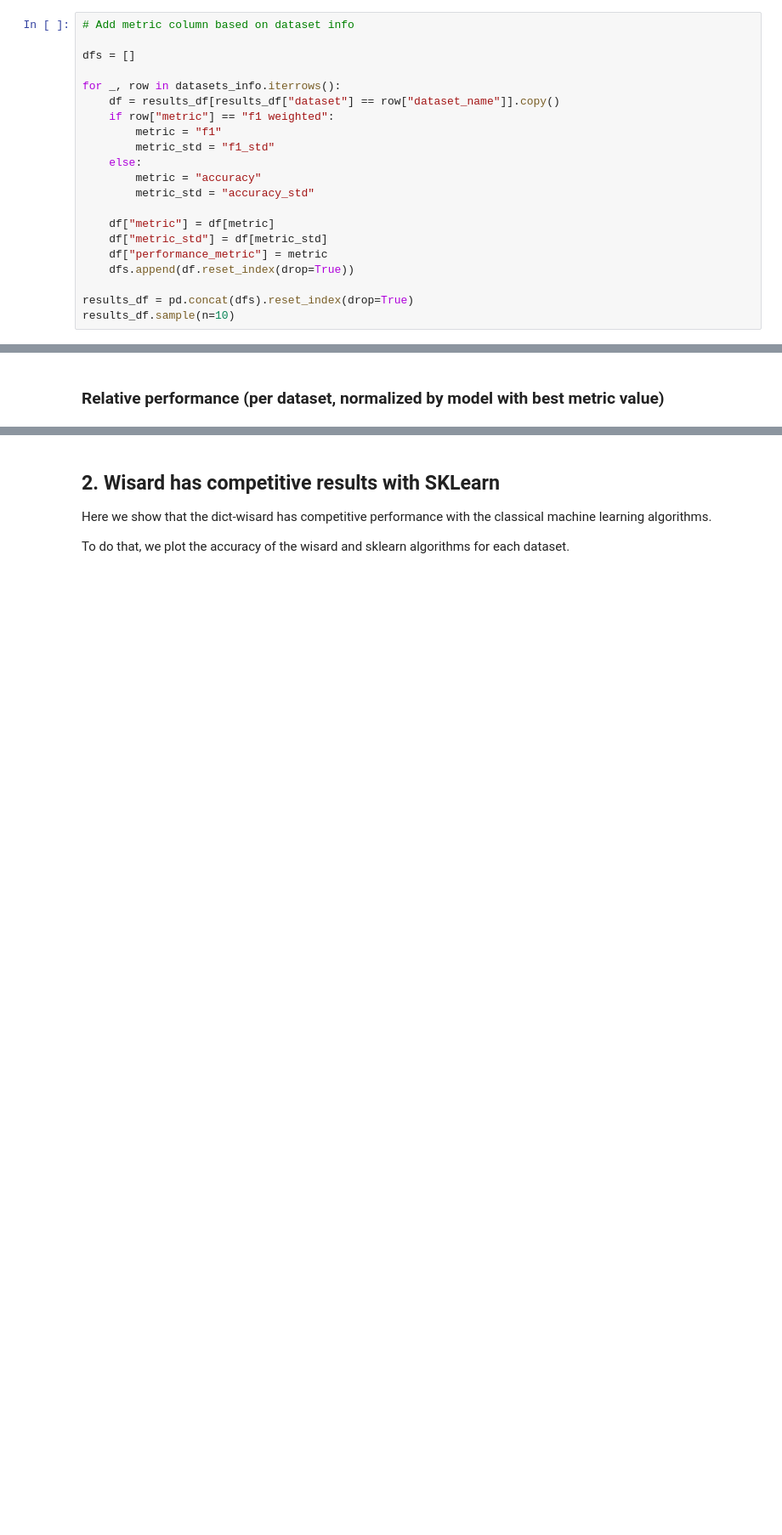
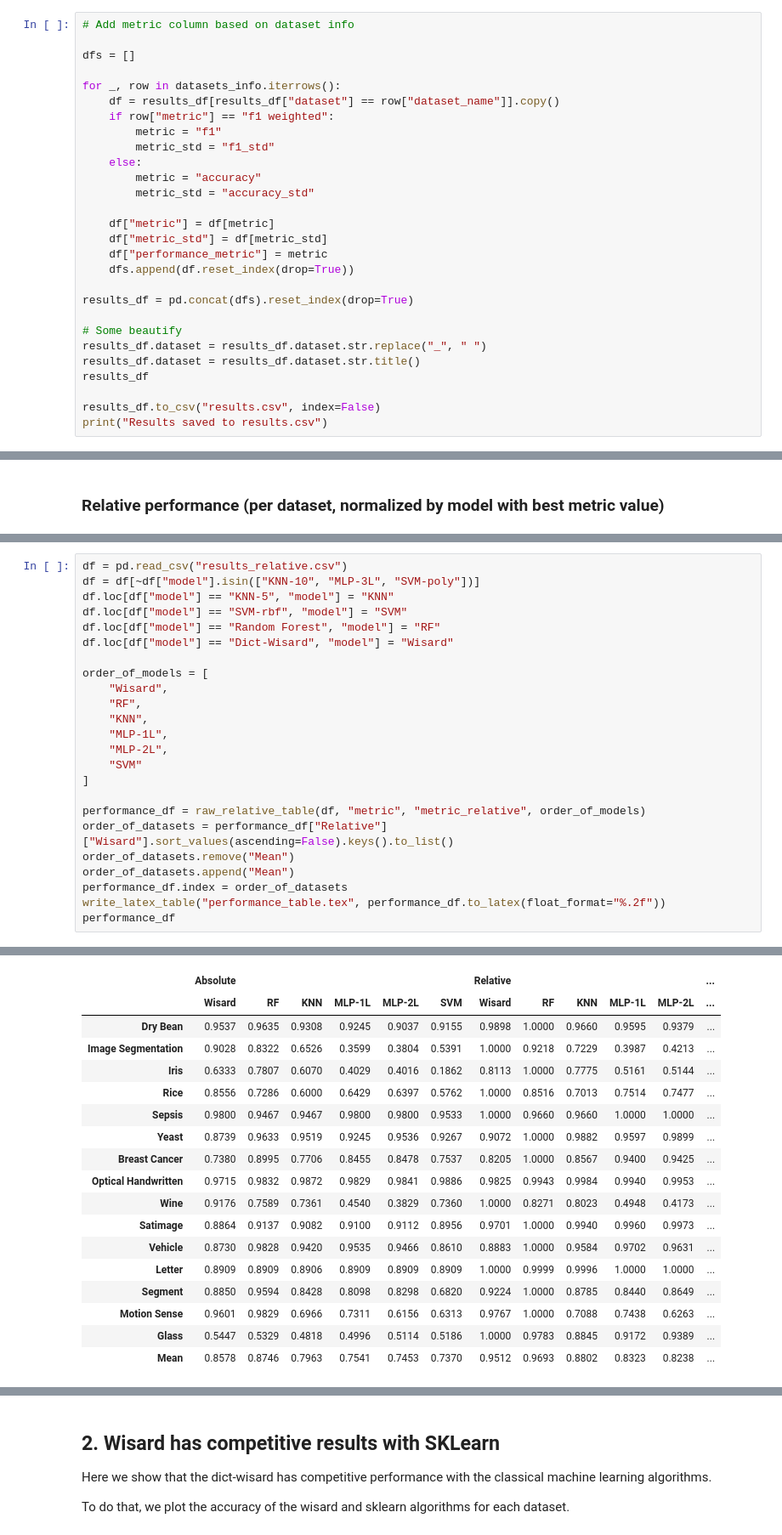
Before and after one commit to otavioon/wisardlib, a Jupyter notebook: analysis/analyse_results.ipynb, the cells around one changed output, grey strips where cells are left out. Shown at 85% size. Saved outputs shown, nothing was run; the diff lists cells and outputs as text; blank space fills up the shorter version.

```diff
--- a/analysis/analyse_results.ipynb
+++ b/analysis/analyse_results.ipynb
@@ -413,5 +407,12 @@ for _, row in datasets_info.iterrows():
     dfs.append(df.reset_index(drop=True))
 
 results_df = pd.concat(dfs).reset_index(drop=True)
-results_df.sample(n=10)
+
+# Some beautify
+results_df.dataset = results_df.dataset.str.replace("_", " ")
+results_df.dataset = results_df.dataset.str.title()
+results_df
+
+results_df.to_csv("results.csv", index=False)
+print("Results saved to results.csv")
 # %% [output]
@@ -449,0 +485,25 @@ Results saved to relative_results.csv
+# %%
+df = pd.read_csv("results_relative.csv")
+df = df[~df["model"].isin(["KNN-10", "MLP-3L", "SVM-poly"])]
+df.loc[df["model"] == "KNN-5", "model"] = "KNN"
+df.loc[df["model"] == "SVM-rbf", "model"] = "SVM"
+df.loc[df["model"] == "Random Forest", "model"] = "RF"
+df.loc[df["model"] == "Dict-Wisard", "model"] = "Wisard"
+
+order_of_models = [
+    "Wisard",
+    "RF",
+    "KNN",
+    "MLP-1L",
+    "MLP-2L",
+    "SVM"
+]
+
+performance_df = raw_relative_table(df, "metric", "metric_relative", order_of_models)
+order_of_datasets = performance_df["Relative"]["Wisard"].sort_values(ascending=False).keys().to_list()
+order_of_datasets.remove("Mean")
+order_of_datasets.append("Mean")
+performance_df.index = order_of_datasets
+write_latex_table("performance_table.tex", performance_df.to_latex(float_format="%.2f"))
+performance_df
+# %% [output]
@@ -449,0 +511,18 @@ Results saved to relative_results.csv
+|  | Absolute |  |  |  |  |  | Relative |  |  |  |  | ... |
+|  | Wisard | RF | KNN | MLP-1L | MLP-2L | SVM | Wisard | RF | KNN | MLP-1L | MLP-2L | ... |
+| Dry Bean | 0.9537 | 0.9635 | 0.9308 | 0.9245 | 0.9037 | 0.9155 | 0.9898 | 1.0000 | 0.9660 | 0.9595 | 0.9379 | ... |
+| Image Segmentation | 0.9028 | 0.8322 | 0.6526 | 0.3599 | 0.3804 | 0.5391 | 1.0000 | 0.9218 | 0.7229 | 0.3987 | 0.4213 | ... |
+| Iris | 0.6333 | 0.7807 | 0.6070 | 0.4029 | 0.4016 | 0.1862 | 0.8113 | 1.0000 | 0.7775 | 0.5161 | 0.5144 | ... |
+| Rice | 0.8556 | 0.7286 | 0.6000 | 0.6429 | 0.6397 | 0.5762 | 1.0000 | 0.8516 | 0.7013 | 0.7514 | 0.7477 | ... |
+| Sepsis | 0.9800 | 0.9467 | 0.9467 | 0.9800 | 0.9800 | 0.9533 | 1.0000 | 0.9660 | 0.9660 | 1.0000 | 1.0000 | ... |
+| Yeast | 0.8739 | 0.9633 | 0.9519 | 0.9245 | 0.9536 | 0.9267 | 0.9072 | 1.0000 | 0.9882 | 0.9597 | 0.9899 | ... |
+| Breast Cancer | 0.7380 | 0.8995 | 0.7706 | 0.8455 | 0.8478 | 0.7537 | 0.8205 | 1.0000 | 0.8567 | 0.9400 | 0.9425 | ... |
+| Optical Handwritten | 0.9715 | 0.9832 | 0.9872 | 0.9829 | 0.9841 | 0.9886 | 0.9825 | 0.9943 | 0.9984 | 0.9940 | 0.9953 | ... |
+| Wine | 0.9176 | 0.7589 | 0.7361 | 0.4540 | 0.3829 | 0.7360 | 1.0000 | 0.8271 | 0.8023 | 0.4948 | 0.4173 | ... |
+| Satimage | 0.8864 | 0.9137 | 0.9082 | 0.9100 | 0.9112 | 0.8956 | 0.9701 | 1.0000 | 0.9940 | 0.9960 | 0.9973 | ... |
+| Vehicle | 0.8730 | 0.9828 | 0.9420 | 0.9535 | 0.9466 | 0.8610 | 0.8883 | 1.0000 | 0.9584 | 0.9702 | 0.9631 | ... |
+| Letter | 0.8909 | 0.8909 | 0.8906 | 0.8909 | 0.8909 | 0.8909 | 1.0000 | 0.9999 | 0.9996 | 1.0000 | 1.0000 | ... |
+| Segment | 0.8850 | 0.9594 | 0.8428 | 0.8098 | 0.8298 | 0.6820 | 0.9224 | 1.0000 | 0.8785 | 0.8440 | 0.8649 | ... |
+| Motion Sense | 0.9601 | 0.9829 | 0.6966 | 0.7311 | 0.6156 | 0.6313 | 0.9767 | 1.0000 | 0.7088 | 0.7438 | 0.6263 | ... |
+| Glass | 0.5447 | 0.5329 | 0.4818 | 0.4996 | 0.5114 | 0.5186 | 1.0000 | 0.9783 | 0.8845 | 0.9172 | 0.9389 | ... |
+| Mean | 0.8578 | 0.8746 | 0.7963 | 0.7541 | 0.7453 | 0.7370 | 0.9512 | 0.9693 | 0.8802 | 0.8323 | 0.8238 | ... |
```
Also changed, not shown: parts of 14 cells of this notebook, 6 other files.
